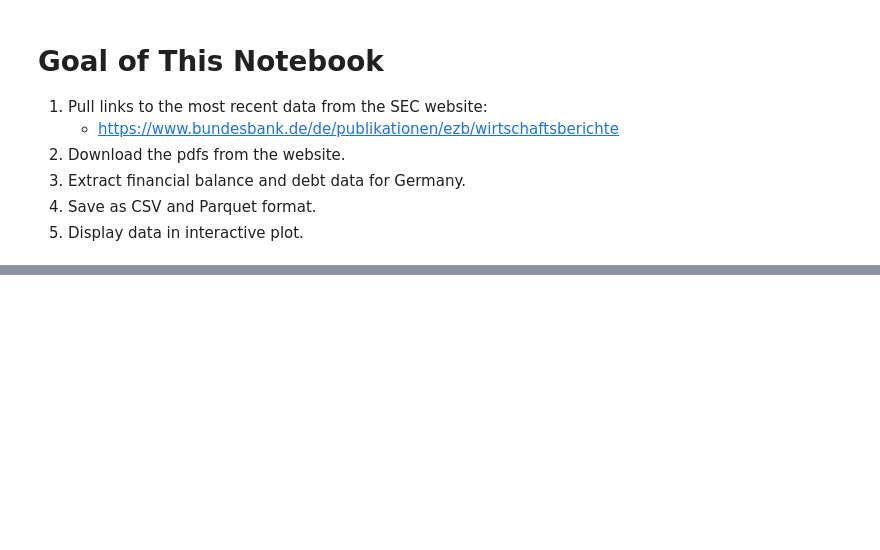
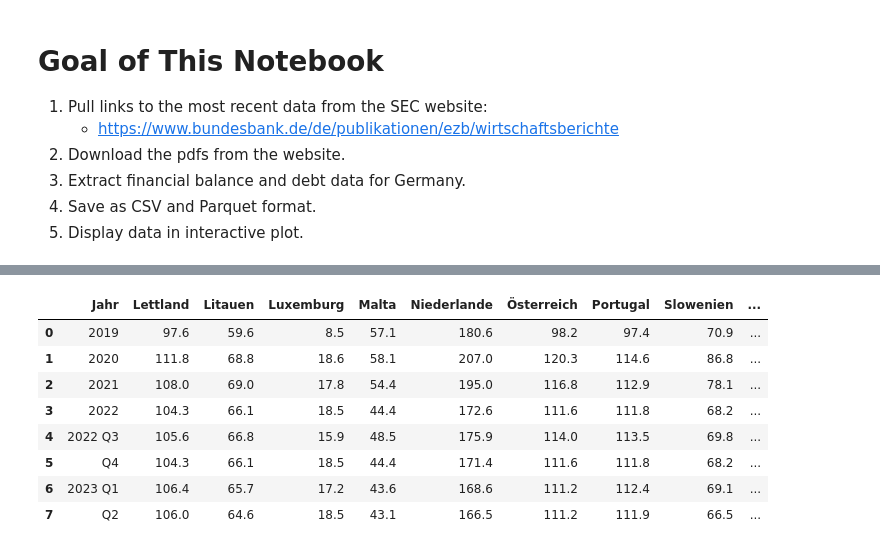
Before and after one commit to asche93/YT_Tutorial_Practice, a Jupyter notebook: Rob_Mulla/Dataset_Creation_Speedrun/ECB_dataset_collecting.ipynb, the cells around one changed output, grey strips where cells are left out. Cells and saved outputs as stored; diff of their text form; code cells hidden in the pictures; blank space fills up the shorter version.

Commit message:
reorganized table content

```diff
--- a/Rob_Mulla/Dataset_Creation_Speedrun/ECB_dataset_collecting.ipynb
+++ b/Rob_Mulla/Dataset_Creation_Speedrun/ECB_dataset_collecting.ipynb
@@ -128,0 +152,38 @@ pdf_data["2024-03-ezb-wb-data.pdf"][1]
+# %%
+df_data = {}
+for key, val in pdf_data.items():
+    print(key)
+    print("Before 1:", val[1])
+    # Step 1: Split data in sections
+    # re.split splits data (above Lettland line and beneath) into 1 split (maxplit 1), re.S Dot-All includes linebreaks \n in search
+    sections = re.split(r'\n(Lettland.*?)\n', val[1], maxsplit=1, flags=re.S)
+    table_data, countries = sections[0], sections[1]
+    print("After 1:", table_data, countries)
+    # Step 2: Get countries
+    countries = countries.split('\n')[0].split()
+    print("After 2:", countries)
+    # Step 3: Process table rows
+    rows = table_data.split('\n')
+    data = []
+    for row in rows:
+        values = row.split()
+        data.append(values)
+
+    # Quartalsangaben korrekt behandeln
+    cleaned_data = []
+
+    for row in data:
+        if len(row) == len(countries) + 2:  # Zeilen mit Quartalsangaben
+            cleaned_data.append([f"{row[0]} {row[1]}"] + row[2:])  # Jahr und Quartal kombinieren
+        elif len(row) == len(countries) + 1:  # Zeilen ohne Quartalsangaben
+            cleaned_data.append([row[0]] + row[1:])
+        else:
+            print(f"Ungültige Zeile entfernt: {row}")
+
+    # DataFrame erstellen
+    df = pd.DataFrame(cleaned_data, columns=['Jahr'] + countries)
+
+    # Konvertiere Werte zu Float
+    for col in df.columns[1:]:  # Überspringe die 'Jahr'-Spalte
+        df[col] = df[col].str.replace(',', '.').astype(float)
+    df_data[key] = df
@@ -128,0 +208,15 @@ pdf_data["2024-03-ezb-wb-data.pdf"][1]
+# %%
+keys = list(df_data.keys())
+vals = list(df_data.values())
+keys[0]
+vals[1]
+# %% [output]
+|  | Jahr | Lettland | Litauen | Luxemburg | Malta | Niederlande | Österreich | Portugal | Slowenien | ... |
+| 0 | 2019 | 97.6 | 59.6 | 8.5 | 57.1 | 180.6 | 98.2 | 97.4 | 70.9 | ... |
+| 1 | 2020 | 111.8 | 68.8 | 18.6 | 58.1 | 207.0 | 120.3 | 114.6 | 86.8 | ... |
+| 2 | 2021 | 108.0 | 69.0 | 17.8 | 54.4 | 195.0 | 116.8 | 112.9 | 78.1 | ... |
+| 3 | 2022 | 104.3 | 66.1 | 18.5 | 44.4 | 172.6 | 111.6 | 111.8 | 68.2 | ... |
+| 4 | 2022 Q3 | 105.6 | 66.8 | 15.9 | 48.5 | 175.9 | 114.0 | 113.5 | 69.8 | ... |
+| 5 | Q4 | 104.3 | 66.1 | 18.5 | 44.4 | 171.4 | 111.6 | 111.8 | 68.2 | ... |
+| 6 | 2023 Q1 | 106.4 | 65.7 | 17.2 | 43.6 | 168.6 | 111.2 | 112.4 | 69.1 | ... |
+| 7 | Q2 | 106.0 | 64.6 | 18.5 | 43.1 | 166.5 | 111.2 | 111.9 | 66.5 | ... |
```
Also changed, not shown: parts of 10 cells of this notebook.
